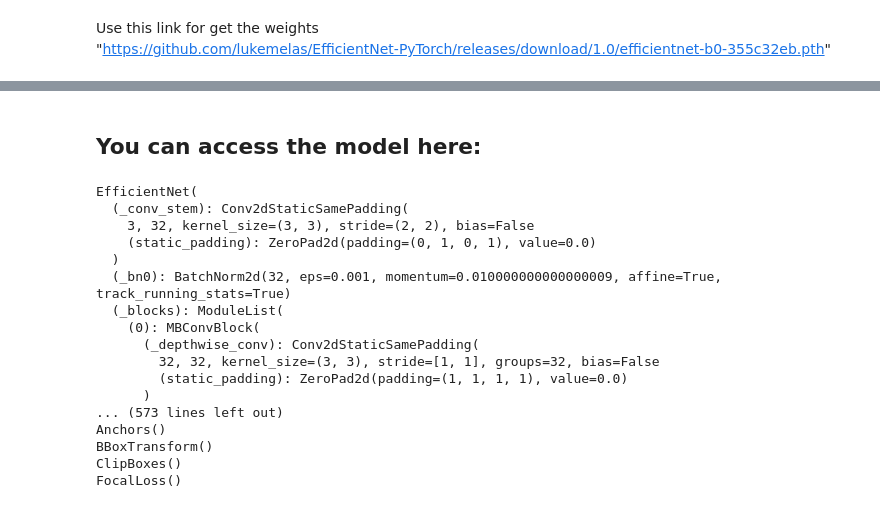
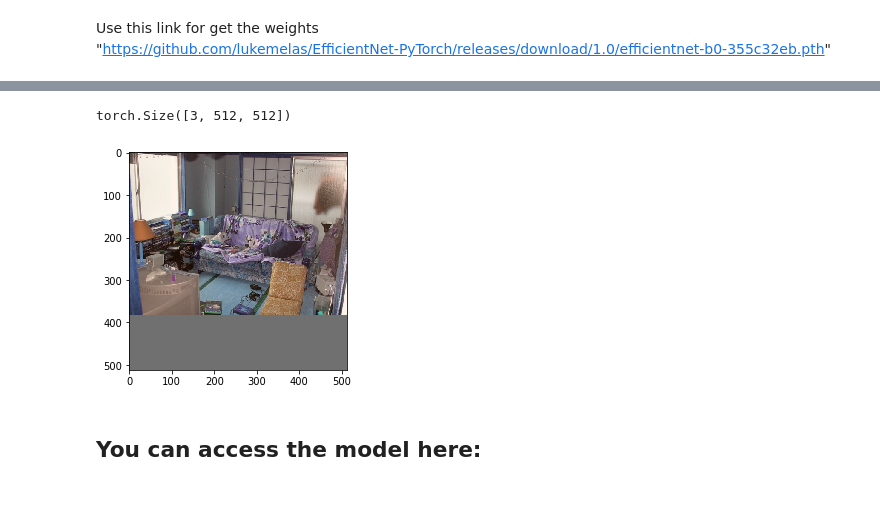
Before and after one commit to gnefihs/EfficientDet.Pytorch, a Jupyter notebook: main.ipynb, the cells around one changed output, grey strips where cells are left out. Saved outputs shown, nothing was run; the diff lists cells and outputs as text; code cells hidden in the pictures.

Commit message:
can train now + tensor viz

```diff
--- a/main.ipynb
+++ b/main.ipynb
@@ -197,24 +192,20 @@ torch.Size([7, 4])
 [figure]
+# %%
+mod_inputs = torch.load('inp.pt')
+
+import matplotlib.pyplot as plt
+def show_tensor(ori):
+    img = ori.squeeze().cpu().permute(1,2,0).detach().numpy()
+    img -= np.min(img)
+    img /= np.max(img)
+    plt.imshow(img[:,:,(2,1,0)])
+# %%
+torch.load('inp.pt')[0].shape
+# %% [output]
+torch.Size([3, 512, 512])
+# %%
+show_tensor(torch.load('inp.pt')[0])
+# %% [output]
+[figure, added]
 # %% [markdown]
 ## You can access the model here:
-# %%
-for layer in detect.model.children():
-    print(layer)
-# %% [output]
-EfficientNet(
-  (_conv_stem): Conv2dStaticSamePadding(
-    3, 32, kernel_size=(3, 3), stride=(2, 2), bias=False
-    (static_padding): ZeroPad2d(padding=(0, 1, 0, 1), value=0.0)
-  )
-  (_bn0): BatchNorm2d(32, eps=0.001, momentum=0.010000000000000009, affine=True, track_running_stats=True)
-  (_blocks): ModuleList(
-    (0): MBConvBlock(
-      (_depthwise_conv): Conv2dStaticSamePadding(
-        32, 32, kernel_size=(3, 3), stride=[1, 1], groups=32, bias=False
-        (static_padding): ZeroPad2d(padding=(1, 1, 1, 1), value=0.0)
-      )
-... (573 lines left out)
-Anchors()
-BBoxTransform()
-ClipBoxes()
-FocalLoss()
```
Also changed, not shown: parts of 12 cells of this notebook, 5 other files.
